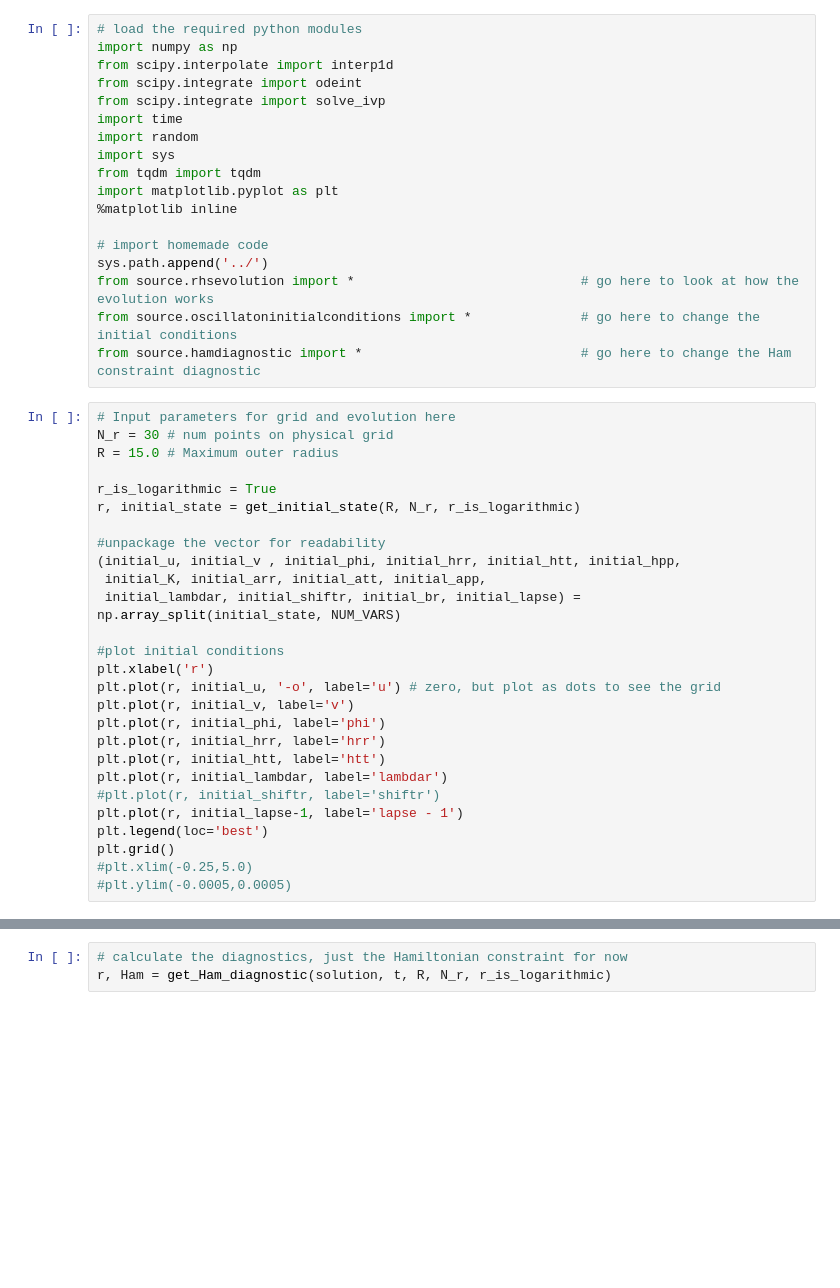
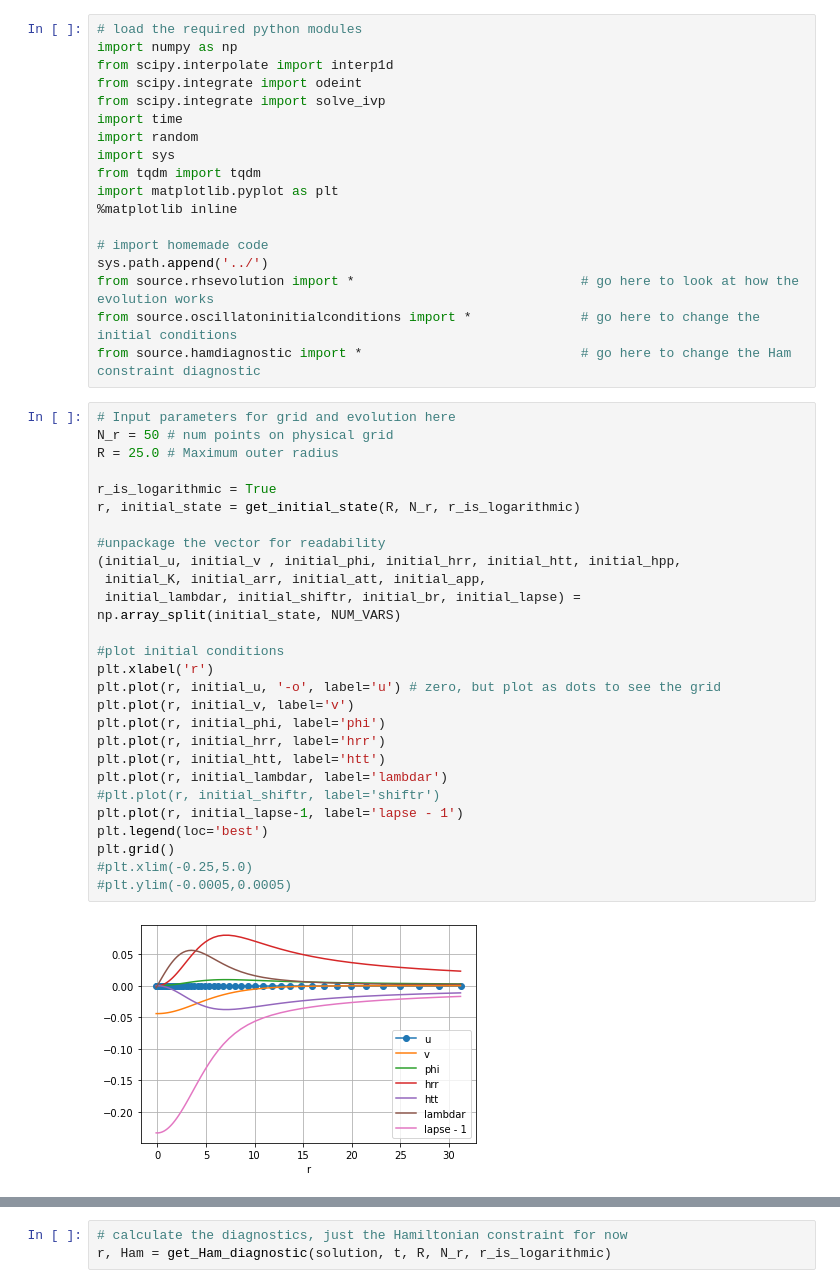
Before and after one commit to GRTLCollaboration/engrenage, a Jupyter notebook: examples/OscillatonEvolution.ipynb, the cells around one changed output, grey strips where cells are left out. Saved outputs shown, nothing was run; the diff lists cells and outputs as text; blank space fills up the shorter version.

```diff
--- a/examples/OscillatonEvolution.ipynb
+++ b/examples/OscillatonEvolution.ipynb
@@ -26,31 +26,33 @@ from source.oscillatoninitialconditions import *              # go here to chang
 from source.hamdiagnostic import *                            # go here to change the Ham constraint diagnostic
 # %%
 # Input parameters for grid and evolution here
-N_r = 30 # num points on physical grid
-R = 15.0 # Maximum outer radius
+N_r = 50 # num points on physical grid
+R = 25.0 # Maximum outer radius
 
 r_is_logarithmic = True
 r, initial_state = get_initial_state(R, N_r, r_is_logarithmic)
 
 #unpackage the vector for readability
 (initial_u, initial_v , initial_phi, initial_hrr, initial_htt, initial_hpp,
  initial_K, initial_arr, initial_att, initial_app,
  initial_lambdar, initial_shiftr, initial_br, initial_lapse) = np.array_split(initial_state, NUM_VARS)
 
 #plot initial conditions
 plt.xlabel('r')
 plt.plot(r, initial_u, '-o', label='u') # zero, but plot as dots to see the grid
 plt.plot(r, initial_v, label='v')
 plt.plot(r, initial_phi, label='phi')
 plt.plot(r, initial_hrr, label='hrr')
 plt.plot(r, initial_htt, label='htt')
 plt.plot(r, initial_lambdar, label='lambdar')
 #plt.plot(r, initial_shiftr, label='shiftr')
 plt.plot(r, initial_lapse-1, label='lapse - 1')
 plt.legend(loc='best')
 plt.grid()
 #plt.xlim(-0.25,5.0)
 #plt.ylim(-0.0005,0.0005)
+# %% [output]
+[figure, added]
 # %%
 # check the Hamiltonian constraint initially satisfied
 # apart from numerical errors
```
Also changed, not shown: parts of 6 cells of this notebook, 8 other files.
